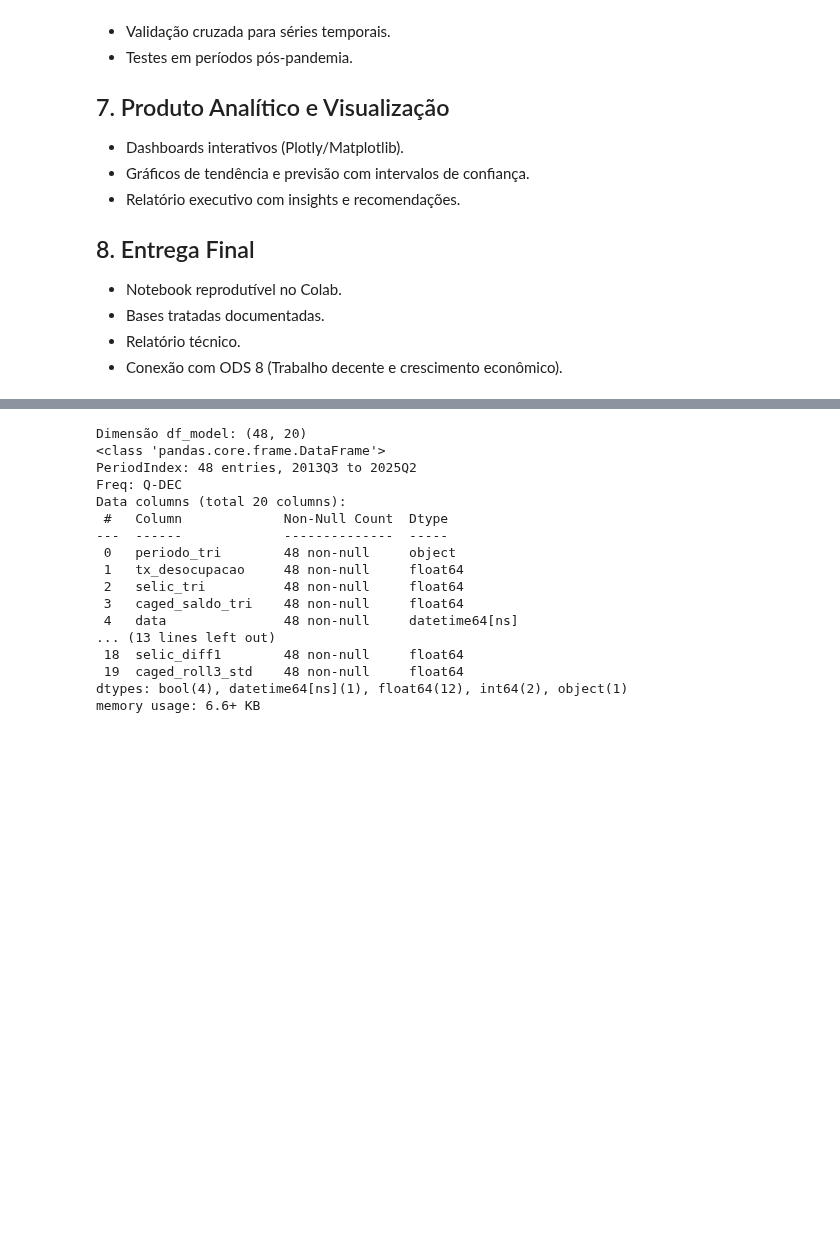
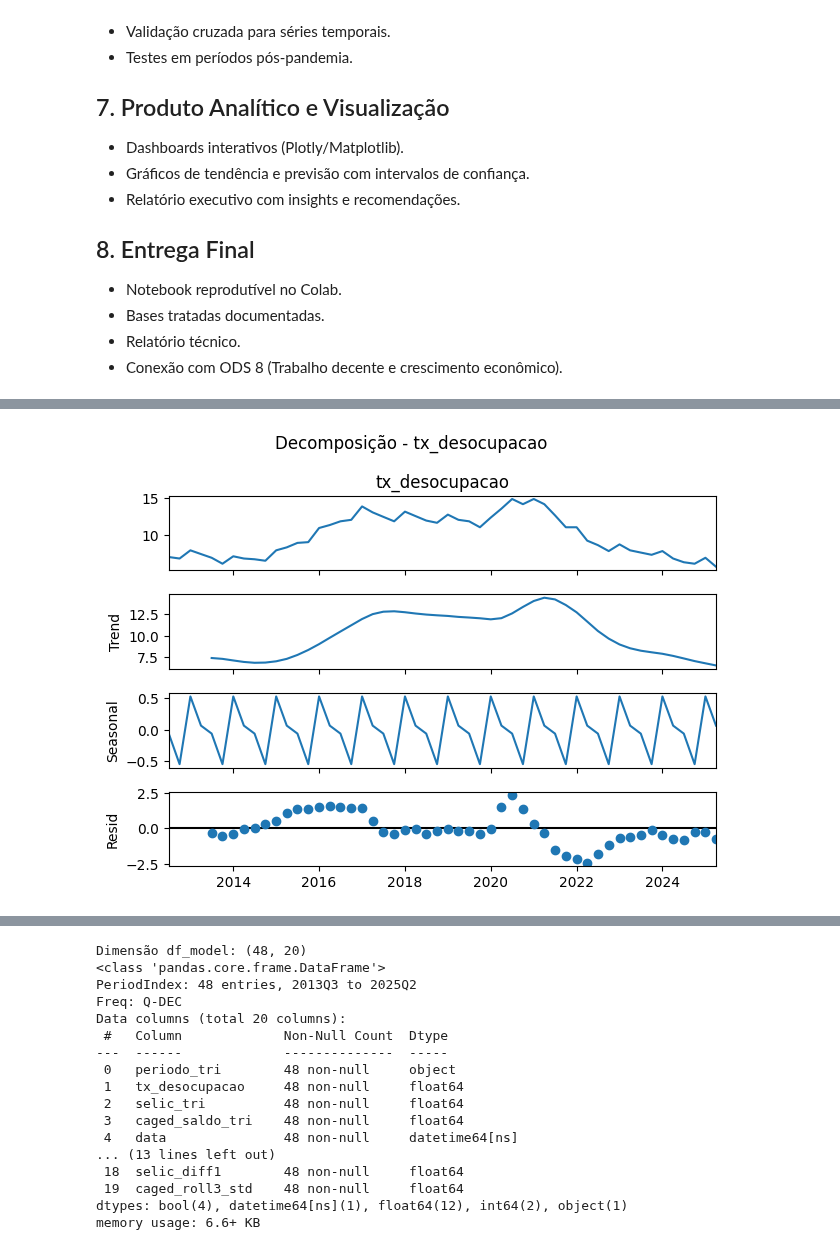
Before and after one commit to fpaterni10/projeto-aplicado-iv-desemprego-br, a Jupyter notebook: notebooks/entrega3/cd_projeto_aplicado_IV_entrega_3.ipynb, the cells around one changed output, grey strips where cells are left out. Drawn from its saved outputs; the diff is of its cells as text; code cells hidden in the pictures; blank space fills up the shorter version.

```diff
--- a/notebooks/entrega3/cd_projeto_aplicado_IV_entrega_3.ipynb
+++ b/notebooks/entrega3/cd_projeto_aplicado_IV_entrega_3.ipynb
@@ -276,0 +186,18 @@ O conjunto de resultados consolida a base metodológica para a Etapa 4, garantin
+# %%
+# === EDA: Decomposição + ACF/PACF ===
+import matplotlib.pyplot as plt
+import statsmodels.api as sm
+from statsmodels.tsa.seasonal import seasonal_decompose
+
+# Helper para evitar erros de eixo: usar sempre DatetimeIndex na decomposição
+def _serie_q_dec(s):
+    return s.asfreq("Q-DEC").to_timestamp()
+
+# 2.1 Decomposição (PNAD e CAGED)
+serie = _serie_q_dec(df_model["tx_desocupacao"])
+dec = seasonal_decompose(serie, period=4, model="additive", two_sided=False)
+fig = dec.plot(); fig.suptitle("Decomposição - tx_desocupacao"); fig.tight_layout()
+fig.savefig("docs/figuras/decomp_tx_desocupacao.png", dpi=160, bbox_inches="tight")
+plt.show(); plt.close(fig)
+# %% [output]
+[figure, added]
```
Also changed, not shown: parts of 12 cells of this notebook.
